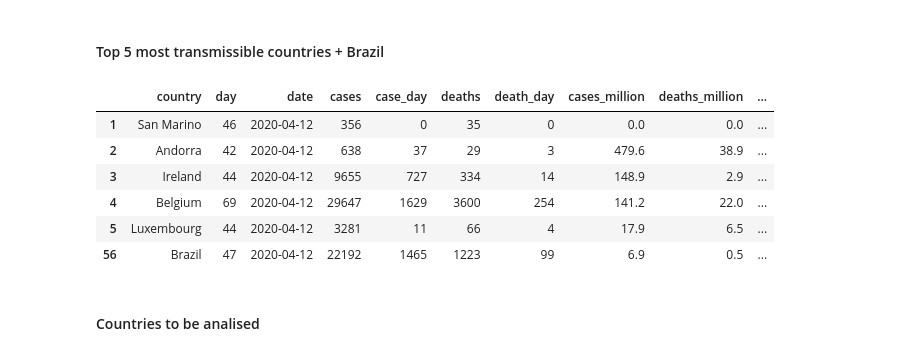
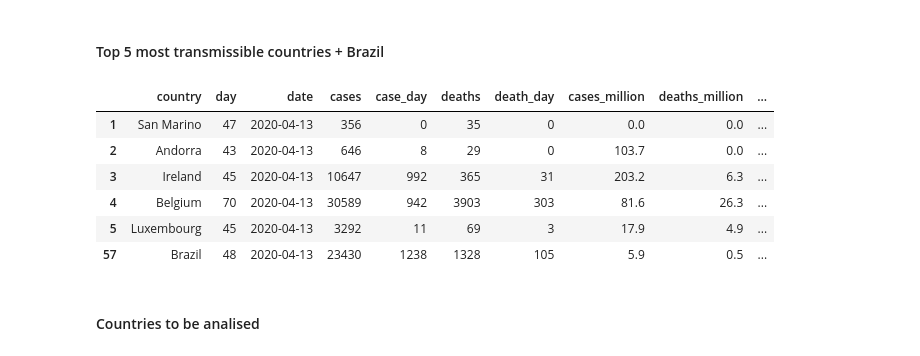
Before and after one commit to rafaelcastellar/coronavirus, a Jupyter notebook: notebooks/analysis.ipynb, the cells around one changed output. Saved outputs shown, nothing was run; the diff lists cells and outputs as text; code cells hidden in the pictures.

```diff
--- a/notebooks/analysis.ipynb
+++ b/notebooks/analysis.ipynb
@@ -7,7 +7,7 @@ import json, requests
 import matplotlib.pyplot as plt
 import datetime
 # %%
-df = pd.read_csv('../data/corona19_world_data.csv', sep=',')
+df = pd.read_csv('../data/world_corona19_data.csv', sep=',')
 df['date'] = df['date'].astype('datetime64[ns]')
 
 today = str(df.date.max().date())
@@ -68,20 +68,20 @@ df_top_deaths
 # %% [markdown]
 #### Top 5 most transmissible countries + Brazil
 # %%
-df_top_cases = df[df['date']==yesterday].sort_values('avg7_cases_million', ascending = False)
+df_top_cases = df[df['date']==today].sort_values('avg7_cases_million', ascending = False)
 
 df_top_cases.reset_index(0, inplace=True)
 df_top_cases.index = df_top_cases.index + 1
 df_top_cases = df_top_cases[cols].head(5).append(df_top_cases[df_top_cases['country']=='Brazil'][cols])
 df_top_cases
 # %% [output]
 |  | country | day | date | cases | case_day | deaths | death_day | cases_million | deaths_million | ... |
-| 1 | San Marino | 46 | 2020-04-12 | 356 | 0 | 35 | 0 | 0.0 | 0.0 | ... |
-| 2 | Andorra | 42 | 2020-04-12 | 638 | 37 | 29 | 3 | 479.6 | 38.9 | ... |
-| 3 | Ireland | 44 | 2020-04-12 | 9655 | 727 | 334 | 14 | 148.9 | 2.9 | ... |
-| 4 | Belgium | 69 | 2020-04-12 | 29647 | 1629 | 3600 | 254 | 141.2 | 22.0 | ... |
-| 5 | Luxembourg | 44 | 2020-04-12 | 3281 | 11 | 66 | 4 | 17.9 | 6.5 | ... |
-| 56 | Brazil | 47 | 2020-04-12 | 22192 | 1465 | 1223 | 99 | 6.9 | 0.5 | ... |
+| 1 | San Marino | 47 | 2020-04-13 | 356 | 0 | 35 | 0 | 0.0 | 0.0 | ... |
+| 2 | Andorra | 43 | 2020-04-13 | 646 | 8 | 29 | 0 | 103.7 | 0.0 | ... |
+| 3 | Ireland | 45 | 2020-04-13 | 10647 | 992 | 365 | 31 | 203.2 | 6.3 | ... |
+| 4 | Belgium | 70 | 2020-04-13 | 30589 | 942 | 3903 | 303 | 81.6 | 26.3 | ... |
+| 5 | Luxembourg | 45 | 2020-04-13 | 3292 | 11 | 69 | 3 | 17.9 | 4.9 | ... |
+| 57 | Brazil | 48 | 2020-04-13 | 23430 | 1238 | 1328 | 105 | 5.9 | 0.5 | ... |
 # %% [markdown]
 #### Countries to be analised
 # %%
```
Also changed, not shown: parts of 3 cells of this notebook, 23 other files.
